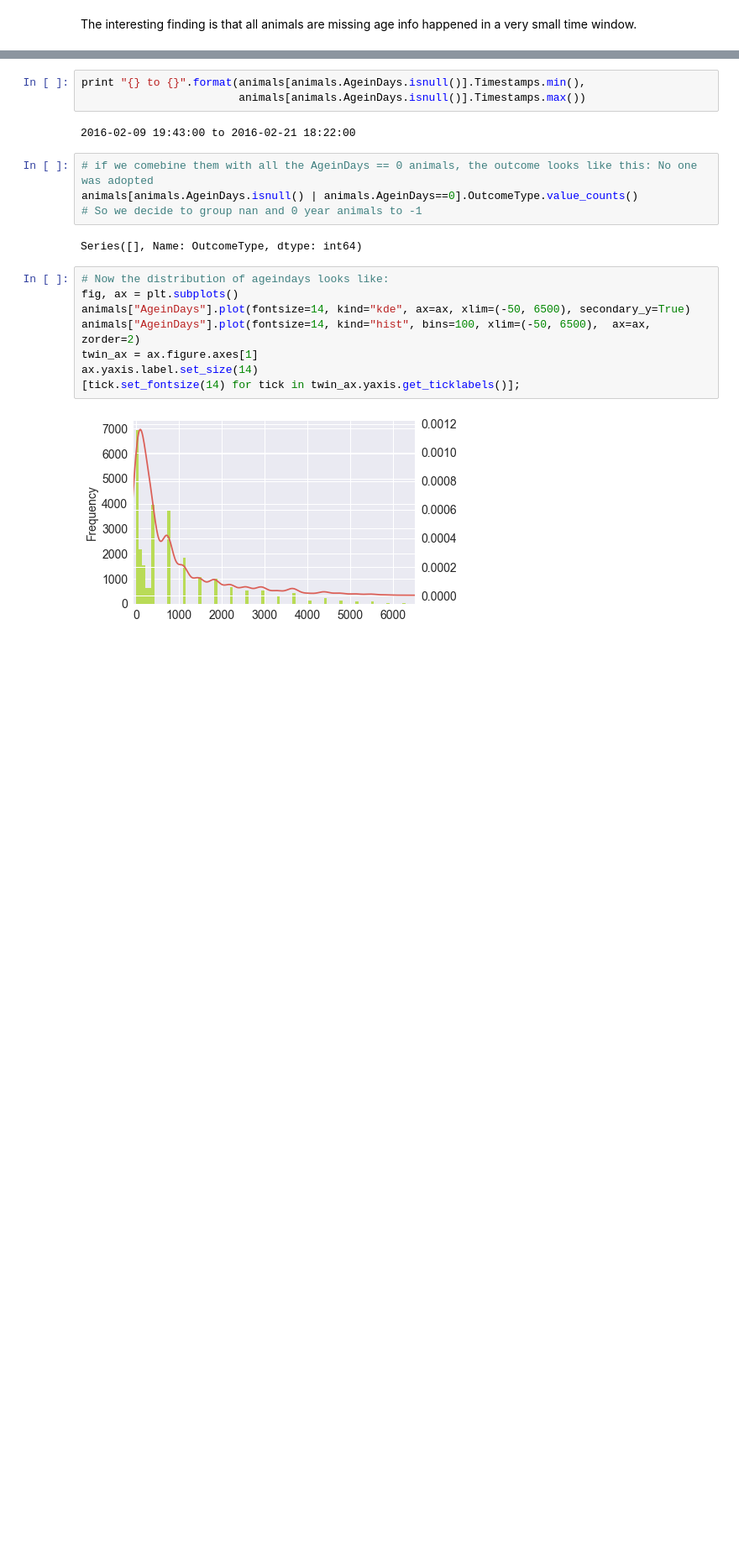
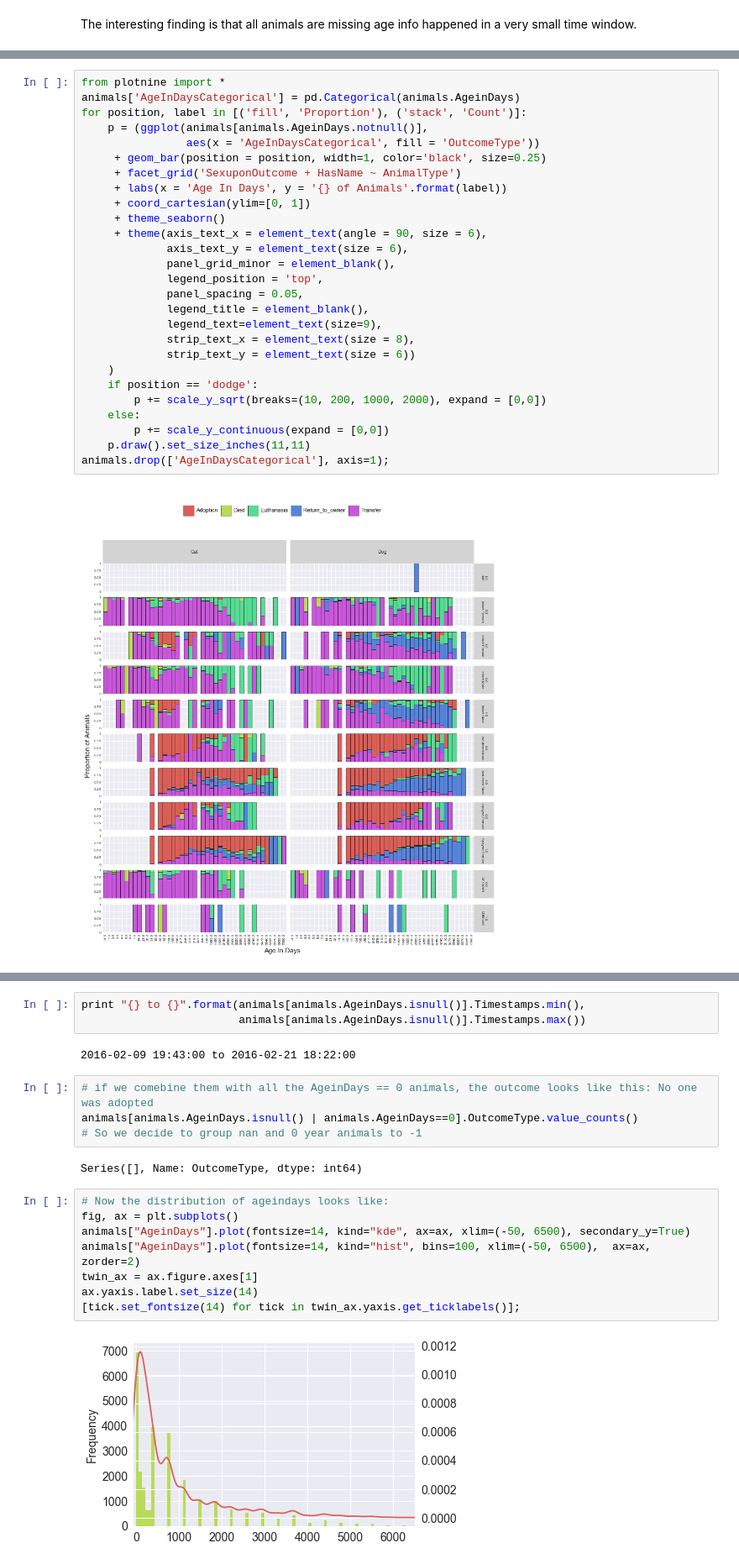
Before and after one commit to mspinelli/animal_shelter, a Jupyter notebook: DataExplore.ipynb, the cells around one changed output, grey strips where cells are left out. Shown: that part at 84% size. Saved outputs shown, nothing was run; the diff lists cells and outputs as text; blank space fills up the shorter version.

```diff
--- a/DataExplore.ipynb
+++ b/DataExplore.ipynb
@@ -226,0 +235,29 @@ animals["AgeinDays"] = animals.AgeuponOutcome.map(get_age_in_days, na_action="ig
+# %%
+from plotnine import *
+animals['AgeInDaysCategorical'] = pd.Categorical(animals.AgeinDays)
+for position, label in [('fill', 'Proportion'), ('stack', 'Count')]:
+    p = (ggplot(animals[animals.AgeinDays.notnull()],
+                aes(x = 'AgeInDaysCategorical', fill = 'OutcomeType'))
+     + geom_bar(position = position, width=1, color='black', size=0.25)
+     + facet_grid('SexuponOutcome + HasName ~ AnimalType')
+     + labs(x = 'Age In Days', y = '{} of Animals'.format(label))
+     + coord_cartesian(ylim=[0, 1])
+     + theme_seaborn()
+     + theme(axis_text_x = element_text(angle = 90, size = 6),
+             axis_text_y = element_text(size = 6),
+             panel_grid_minor = element_blank(),
+             legend_position = 'top',
+             panel_spacing = 0.05,
+             legend_title = element_blank(),
+             legend_text=element_text(size=9),
+             strip_text_x = element_text(size = 8),
+             strip_text_y = element_text(size = 6))
+    )
+    if position == 'dodge':
+        p += scale_y_sqrt(breaks=(10, 200, 1000, 2000), expand = [0,0])
+    else:
+        p += scale_y_continuous(expand = [0,0])
+    p.draw().set_size_inches(11,11)
+animals.drop(['AgeInDaysCategorical'], axis=1);
+# %% [output]
+[figure, added]
```
Also changed, not shown: parts of 6 cells of this notebook.
